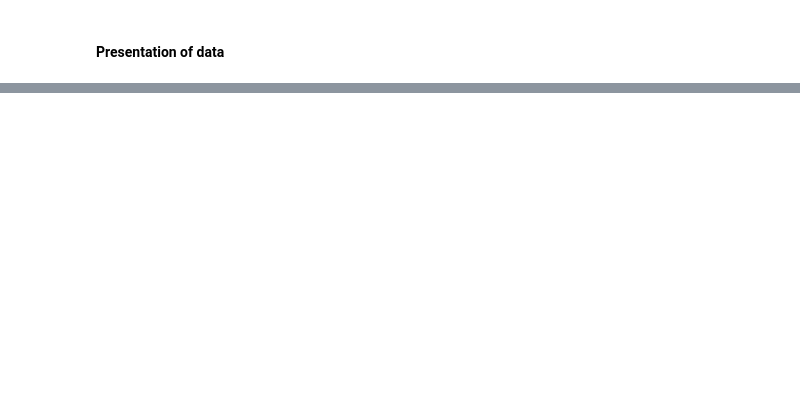
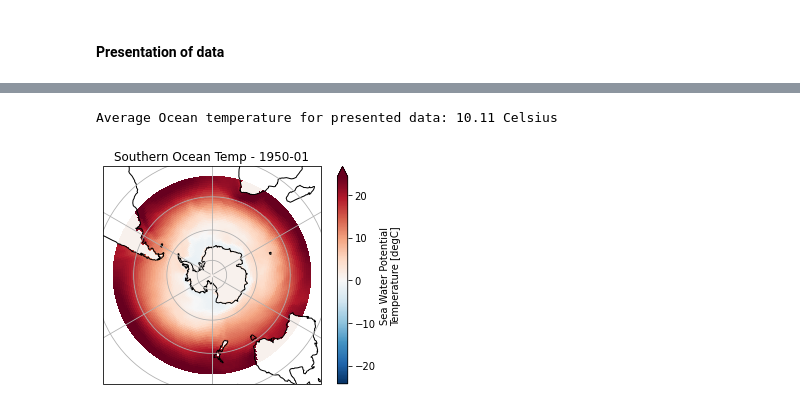
Before and after one commit to el1247/BAS_AI4ER_SAM, a Jupyter notebook: notebooks/exploratory/1.0_el_ESM3Analysis.ipynb, the cells around one changed output, grey strips where cells are left out. Cells and saved outputs as stored; diff of their text form; code cells hidden in the pictures; blank space fills up the shorter version.

```diff
--- a/notebooks/exploratory/1.0_el_ESM3Analysis.ipynb
+++ b/notebooks/exploratory/1.0_el_ESM3Analysis.ipynb
@@ -58,7 +70,7 @@ fileCount = len(fileSetList)
 Ocean Area data
 # %%
 dsArea = xr.open_zarr(fsspec.get_mapper(dfArea.zstore.values[0]), consolidated=True)
-dataArea = dsArea.areacello
+dataAreaRaw = dsArea.areacello
 # %% [markdown]
 #### Combine data sets into one xarray
 # %%
@@ -198,0 +214,12 @@ sample.squeeze().plot()
+# %%
+plt.figure(1)
+p=sample.plot(x='lon',y='lat',transform=ccrs.PlateCarree(),cmap='RdBu_r',robust=True,
+    subplot_kws={'projection': ccrs.SouthPolarStereo()})
+p.axes.gridlines()
+p.axes.coastlines()
+plt.title("Southern Ocean Temp - " + str(dateS))
+
+print("Average Ocean temperature for presented data: "+str(round(taTimeSeries.values[0],2))+" Celsius")
+# %% [output]
+Average Ocean temperature for presented data: 10.11 Celsius
+[figure, added]
```
Also changed, not shown: parts of 10 cells of this notebook, 2 other files.
